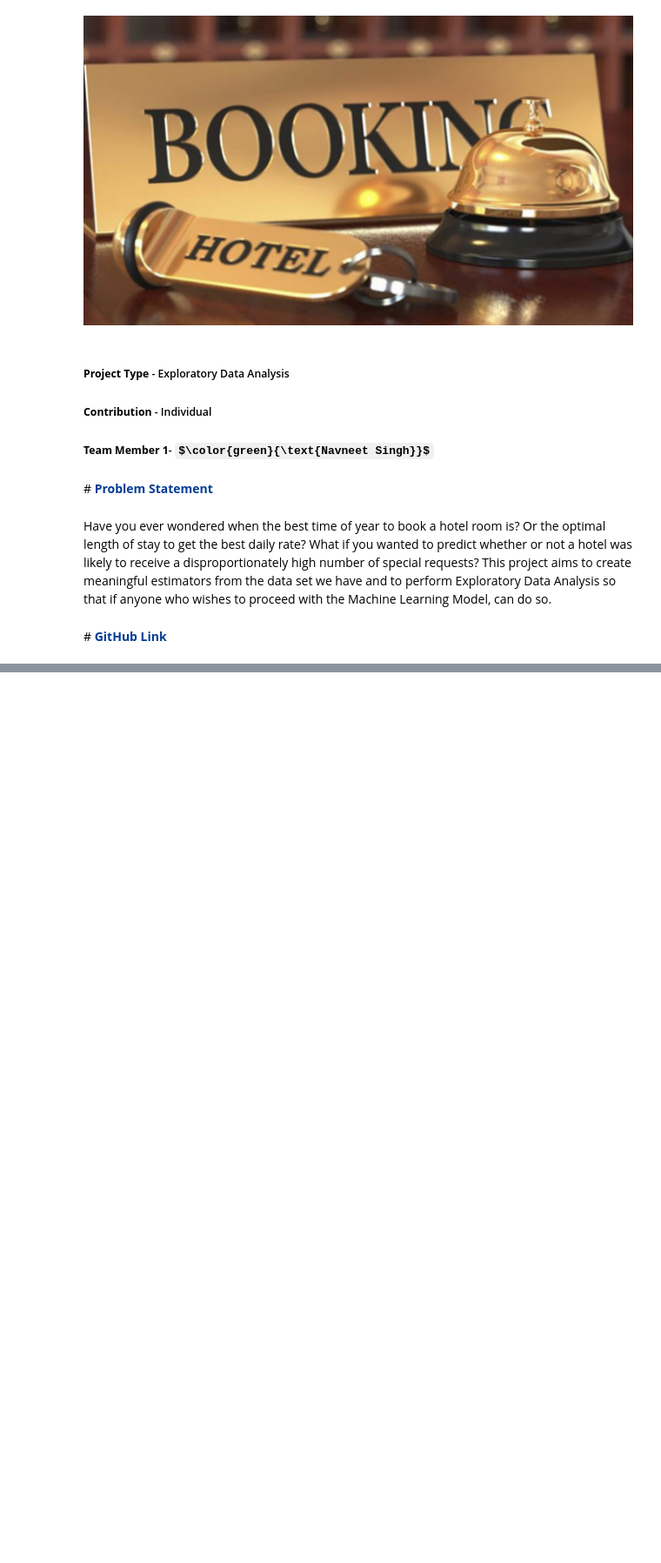
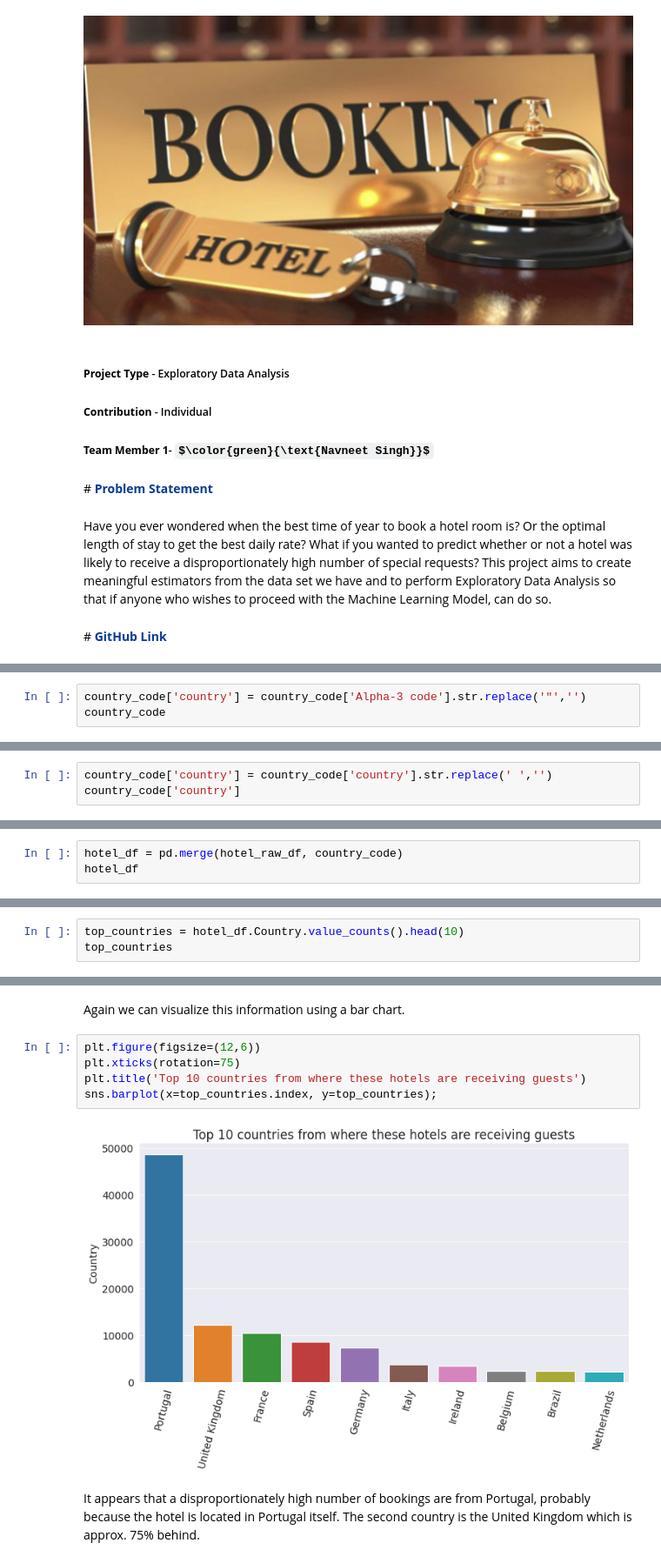
Before and after one commit to Naveen-King/EDA-Hotel-booking-Analysis, a Jupyter notebook: EDA_Hotel_booking_Analysis.ipynb, the cells around one changed output, grey strips where cells are left out. Shown: that part at 87% size. Saved outputs shown, nothing was run; the diff lists cells and outputs as text; some formulas as TeX source; blank space fills up the shorter version.

```diff
--- a/EDA_Hotel_booking_Analysis.ipynb
+++ b/EDA_Hotel_booking_Analysis.ipynb
@@ -18,0 +291,3 @@ Have you ever wondered when the best time of year to book a hotel room is? Or th
+# %%
+country_code['country'] = country_code['Alpha-3 code'].str.replace('"','')
+country_code
@@ -18,0 +318,3 @@ Have you ever wondered when the best time of year to book a hotel room is? Or th
+# %%
+country_code['country'] = country_code['country'].str.replace(' ','')
+country_code['country']
@@ -18,0 +336,3 @@ Have you ever wondered when the best time of year to book a hotel room is? Or th
+# %%
+hotel_df = pd.merge(hotel_raw_df, country_code)
+hotel_df
@@ -18,0 +355,3 @@ Have you ever wondered when the best time of year to book a hotel room is? Or th
+# %%
+top_countries = hotel_df.Country.value_counts().head(10)
+top_countries
@@ -18,0 +370,11 @@ Have you ever wondered when the best time of year to book a hotel room is? Or th
+# %% [markdown]
+Again we can visualize this information using a bar chart.
+# %%
+plt.figure(figsize=(12,6))
+plt.xticks(rotation=75)
+plt.title('Top 10 countries from where these hotels are receiving guests')
+sns.barplot(x=top_countries.index, y=top_countries);
+# %% [output]
+[figure, added]
+# %% [markdown]
+It appears that a disproportionately high number of bookings are from Portugal, probably because the hotel is located in Portugal itself. The second country is the United Kingdom which is approx. 75% behind.
```
Also changed, not shown: parts of 47 cells of this notebook.
